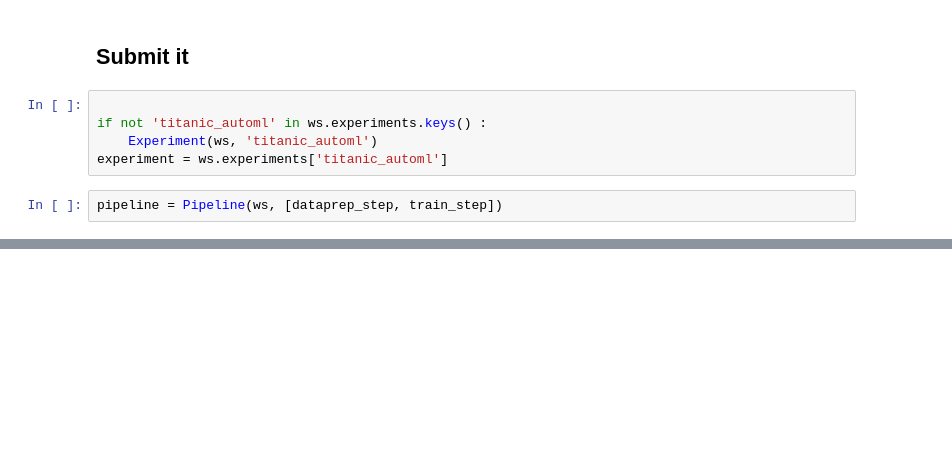
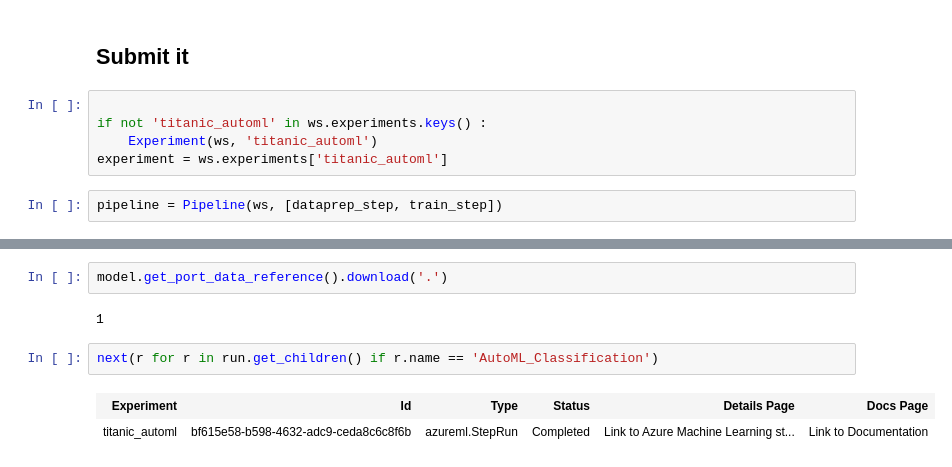
Before and after one commit to lobrien/AzureMachineLearning_Scratch, a Jupyter notebook: AutoML/Titanic.ipynb, the cells around one changed output, grey strips where cells are left out. Saved outputs shown, nothing was run; the diff lists cells and outputs as text; blank space fills up the shorter version.

Commit message:
Working. One data output, download outputs

```diff
--- a/AutoML/Titanic.ipynb
+++ b/AutoML/Titanic.ipynb
@@ -289,0 +300,9 @@ AttributeError: 'StepRun' object has no attribute 'find_step_run'
+# %%
+model.get_port_data_reference().download('.')
+# %% [output]
+1
+# %%
+next(r for r in run.get_children() if r.name == 'AutoML_Classification')
+# %% [output]
+| Experiment | Id | Type | Status | Details Page | Docs Page |
+| titanic_automl | bf615e58-b598-4632-adc9-ceda8c6c8f6b | azureml.StepRun | Completed | Link to Azure Machine Learning st... | Link to Documentation |
```
Also changed, not shown: parts of 9 cells of this notebook.
